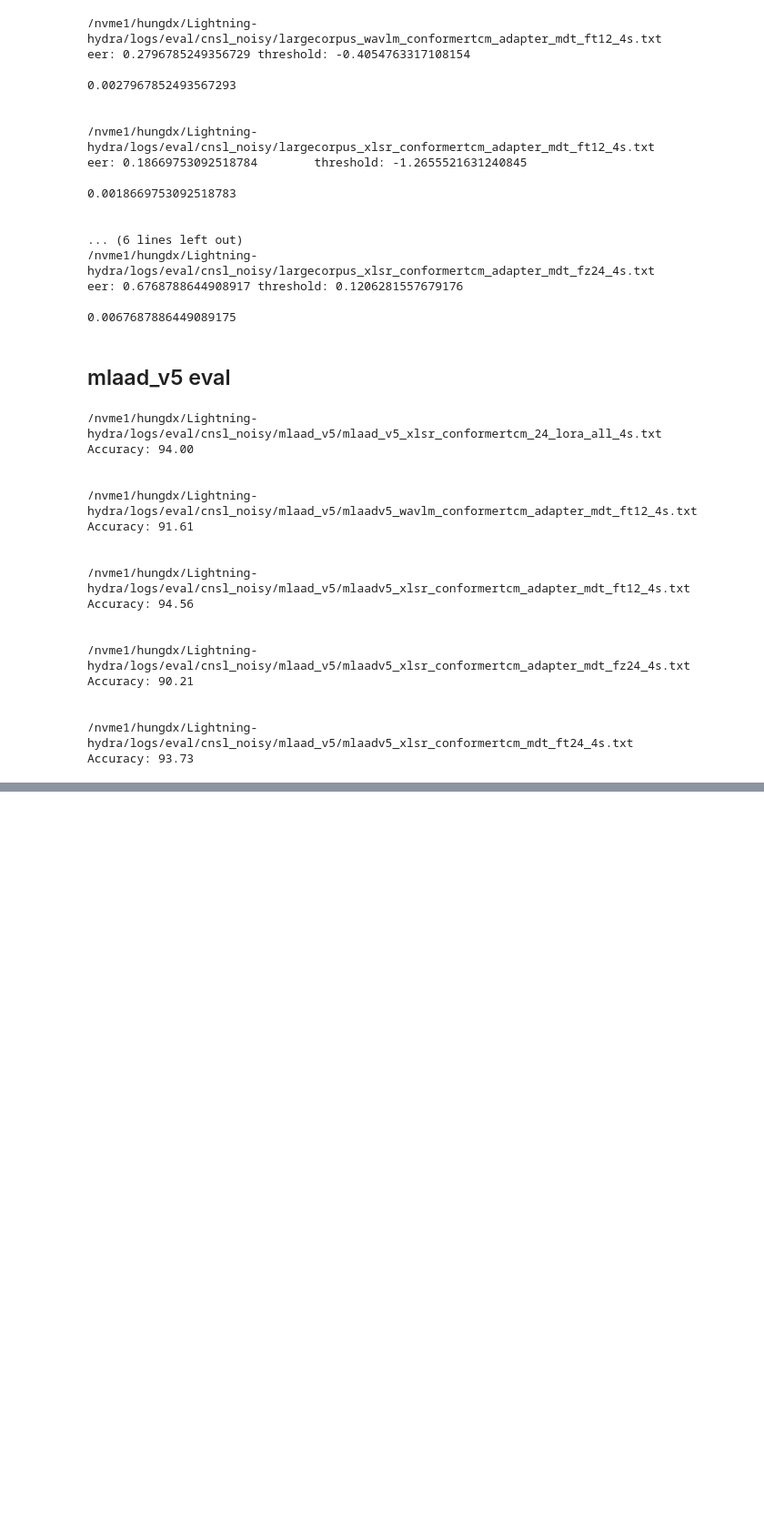
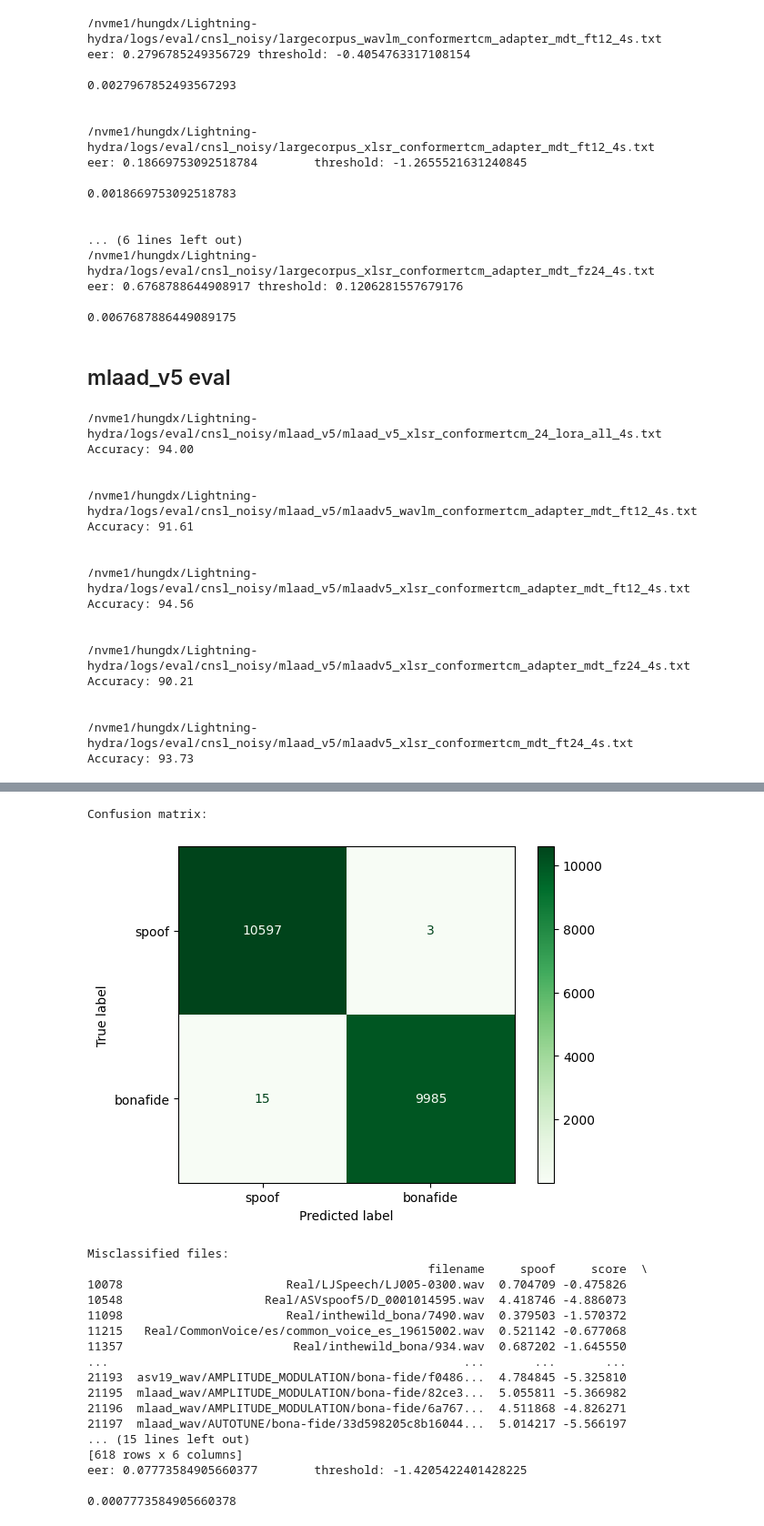
Before and after one commit to hungdinhxuan/Lightning-hydra, a Jupyter notebook: notebooks/eval.ipynb, the cells around one changed output, grey strips where cells are left out. Shown at 91% size. Saved outputs shown, nothing was run; the diff lists cells and outputs as text; code cells hidden in the pictures; blank space fills up the shorter version.

```diff
--- a/notebooks/eval.ipynb
+++ b/notebooks/eval.ipynb
@@ -4351,0 +4354,79 @@ Accuracy: 93.73
+# %%
+import os
+import sys
+import os.path
+import numpy as np
+import pandas
+import eval_metrics_DF as em
+
+
+def eval_to_score_file(score_file, cm_key_file):
+    # CM key file is the metadata file that contains the ground truth labels for the eval set
+    # score file is the output of the system that contains the scores for the eval set
+    # phase is the phase of the eval set (dev or eval)
+
+    cm_data = pandas.read_csv(cm_key_file, sep=' ', header=None)
+    cm_data.columns = ['filename', 'subset', 'label']
+    submission_scores = pandas.read_csv(
+        score_file, sep=' ', header=None, skipinitialspace=True)
+    submission_scores.columns = ['filename', 'spoof', 'score']
+    # check here for progress vs eval set
+    cm_scores = submission_scores.merge(
+        cm_data, left_on='filename', right_on='filename', how='inner')
+
+    cm_scores['pred'] = cm_scores.apply(
+        lambda x: 'bonafide' if x['spoof'] < x['score'] else 'spoof', axis=1)
+
+    # print confusion matrix
+    print("Confusion matrix:")
+    from sklearn.metrics import confusion_matrix, ConfusionMatrixDisplay, accuracy_score, f1_score, recall_score, precision_score, det_curve
+    import matplotlib.pyplot as plt
+
+    cm = confusion_matrix(cm_scores['label'], cm_scores['pred'], labels=["spoof","bonafide"])
+    cm = confusion_matrix(cm_scores["label"], cm_scores["pred"], labels=["spoof","bonafide"])
+    disp = ConfusionMatrixDisplay(confusion_matrix=cm, display_labels=["spoof","bonafide"])
+    disp.plot(cmap='Greens', values_format='g')
+    plt.show()
+
+    # Listing mis-classified files
+    misclassified = cm_scores[cm_scores['label'] != cm_scores['pred']]
+    print("Misclassified files:")
+    print(misclassified)
+
+    # cm_scores = cm_scores[cm_scores['subset'] == subset]
+    # cm_scores.head()
+    #  0       1_x   1_y      2      3
+    #  a.wav  1.234   eval   Music   spoof
+    bona_cm = cm_scores[cm_scores['label'] == 'bonafide']['score'].values
+    spoof_cm = cm_scores[cm_scores['label'] == 'spoof']['score'].values
+
+    eer_cm, th = em.compute_eer(bona_cm, spoof_cm)
+    out_data = "eer: {}\tthreshold: {}\n".format(100*eer_cm, th)
+    print(out_data)
+    return eer_cm
+
+
+score_file = "/nvme1/hungdx/Lightning-hydra/tmp_results_echo_autune_amp_v2.txt"
+print(eval_to_score_file(score_file,
+      "/nvme1/hungdx/Lightning-hydra/notebooks/protocols/protocl_for_echo_autotune_amp.txt"))
+print("\n")
+# %% [output]
+Confusion matrix:
+[figure, added]
+Misclassified files:
+                                                filename     spoof     score  \
+10078                       Real/LJSpeech/LJ005-0300.wav  0.704709 -0.475826
+10548                    Real/ASVspoof5/D_0001014595.wav  4.418746 -4.886073
+11098                       Real/inthewild_bona/7490.wav  0.379503 -1.570372
+11215   Real/CommonVoice/es/common_voice_es_19615002.wav  0.521142 -0.677068
+11357                        Real/inthewild_bona/934.wav  0.687202 -1.645550
+...                                                  ...       ...       ...
+21193  asv19_wav/AMPLITUDE_MODULATION/bona-fide/f0486...  4.784845 -5.325810
+21195  mlaad_wav/AMPLITUDE_MODULATION/bona-fide/82ce3...  5.055811 -5.366982
+21196  mlaad_wav/AMPLITUDE_MODULATION/bona-fide/6a767...  4.511868 -4.826271
+21197  mlaad_wav/AUTOTUNE/bona-fide/33d598205c8b16044...  5.014217 -5.566197
+... (15 lines left out)
+[618 rows x 6 columns]
+eer: 0.07773584905660377        threshold: -1.4205422401428225
+
+0.0007773584905660378
```
Also changed, not shown: parts of 1 cell of this notebook, 25 other files.
